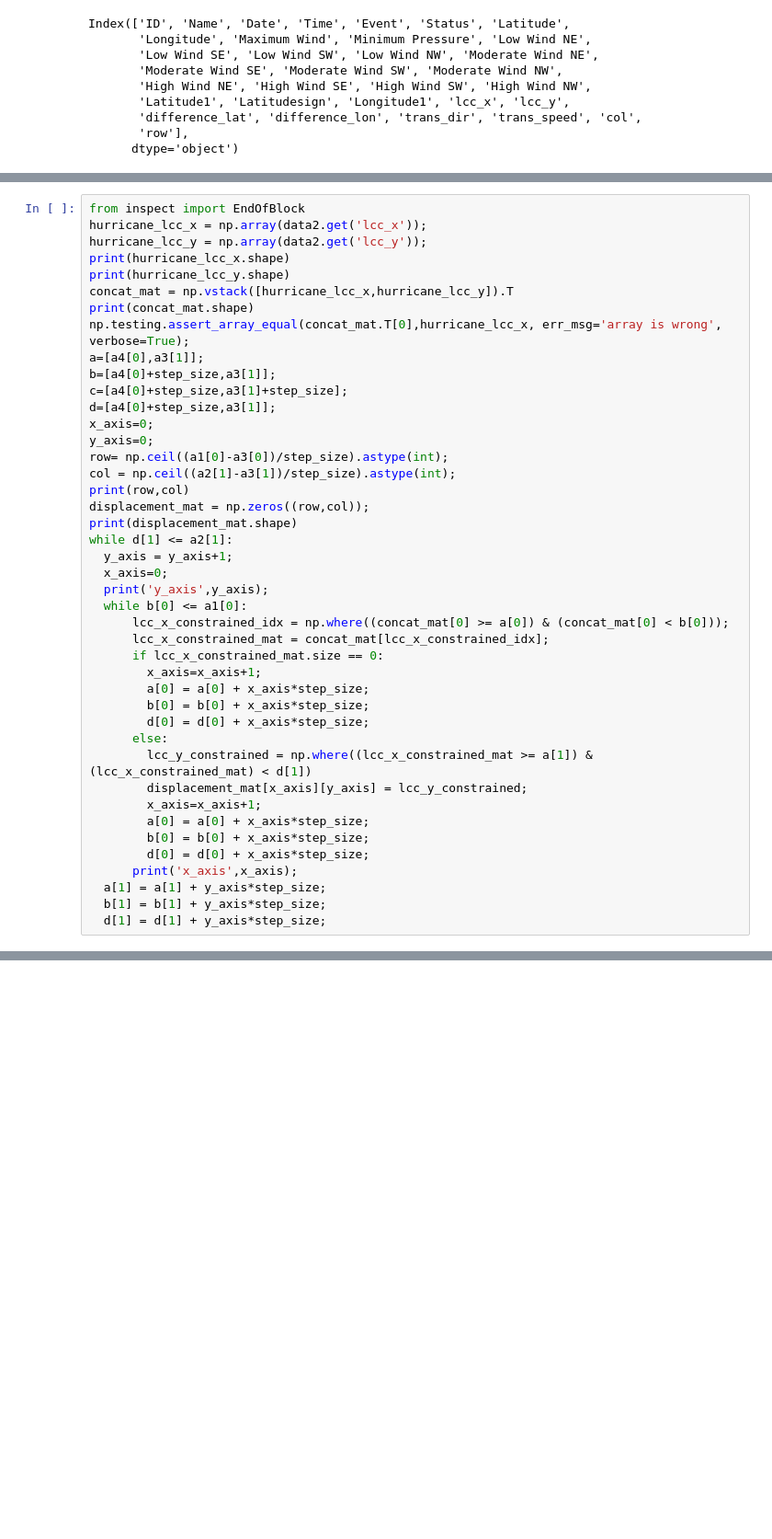
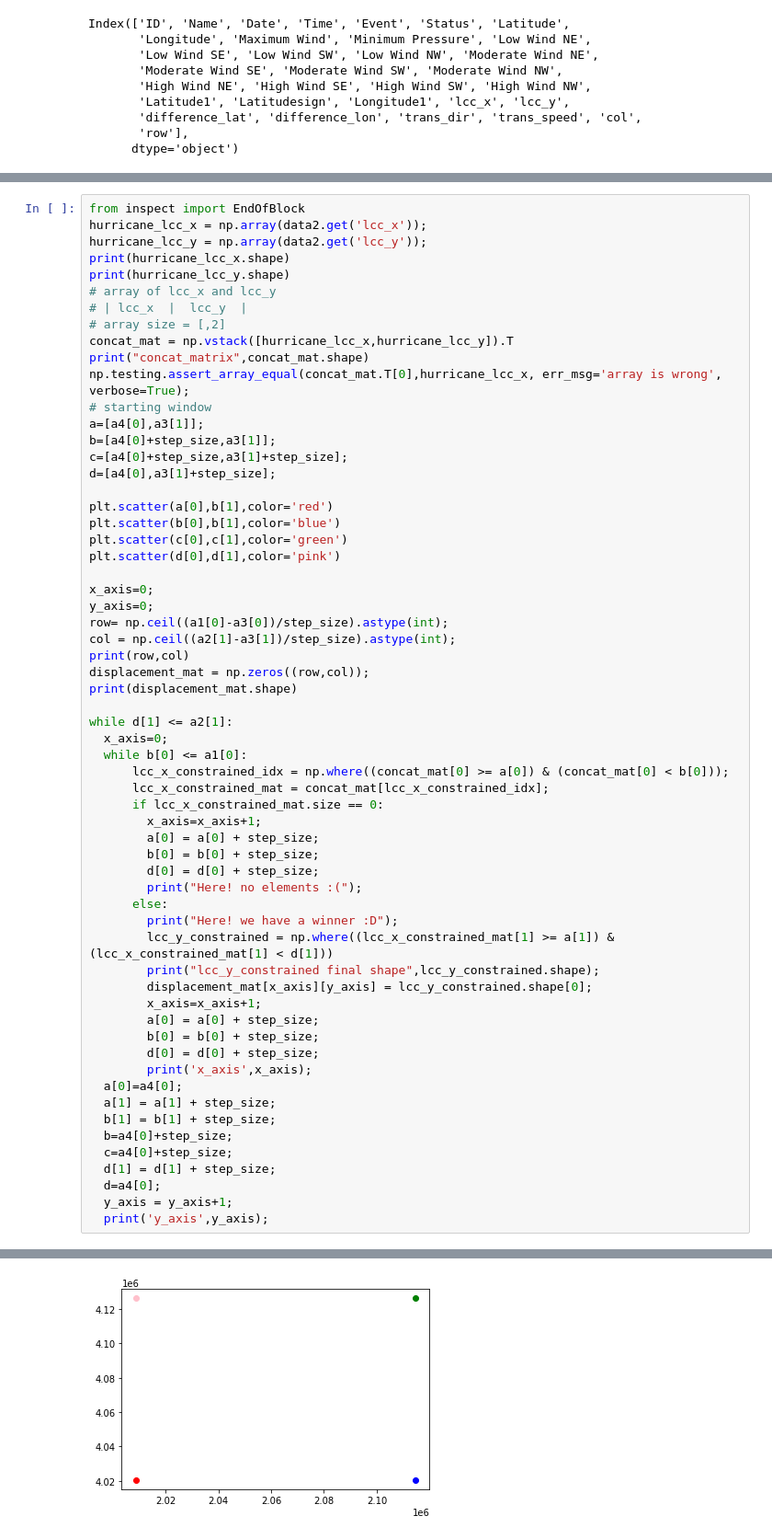
Before and after one commit to Sang555/ece228, a Jupyter notebook: Copy_of_228_hariprasad.ipynb, the cells around one changed output, grey strips where cells are left out. Shown: that part at 92% size. Saved outputs shown, nothing was run; the diff lists cells and outputs as text; blank space fills up the shorter version.

```diff
--- a/Copy_of_228_hariprasad.ipynb
+++ b/Copy_of_228_hariprasad.ipynb
@@ -350,13 +350,23 @@ hurricane_lcc_x = np.array(data2.get('lcc_x'));
 hurricane_lcc_y = np.array(data2.get('lcc_y'));
 print(hurricane_lcc_x.shape)
 print(hurricane_lcc_y.shape)
+# array of lcc_x and lcc_y
+# | lcc_x  |  lcc_y  |
+# array size = [,2]
 concat_mat = np.vstack([hurricane_lcc_x,hurricane_lcc_y]).T
-print(concat_mat.shape)
+print("concat_matrix",concat_mat.shape)
 np.testing.assert_array_equal(concat_mat.T[0],hurricane_lcc_x, err_msg='array is wrong', verbose=True);
+# starting window
 a=[a4[0],a3[1]];
 b=[a4[0]+step_size,a3[1]];
 c=[a4[0]+step_size,a3[1]+step_size];
-d=[a4[0]+step_size,a3[1]];
+d=[a4[0],a3[1]+step_size];
+
+plt.scatter(a[0],b[1],color='red')
+plt.scatter(b[0],b[1],color='blue')
+plt.scatter(c[0],c[1],color='green')
+plt.scatter(d[0],d[1],color='pink')
+
 x_axis=0;
 y_axis=0;
 row= np.ceil((a1[0]-a3[0])/step_size).astype(int);
@@ -364,29 +374,37 @@ col = np.ceil((a2[1]-a3[1])/step_size).astype(int);
 print(row,col)
 displacement_mat = np.zeros((row,col));
 print(displacement_mat.shape)
+
 while d[1] <= a2[1]:
-  y_axis = y_axis+1;
   x_axis=0;
-  print('y_axis',y_axis);
   while b[0] <= a1[0]:
       lcc_x_constrained_idx = np.where((concat_mat[0] >= a[0]) & (concat_mat[0] < b[0]));
       lcc_x_constrained_mat = concat_mat[lcc_x_constrained_idx];
       if lcc_x_constrained_mat.size == 0:
         x_axis=x_axis+1;
-        a[0] = a[0] + x_axis*step_size;
-        b[0] = b[0] + x_axis*step_size;
-        d[0] = d[0] + x_axis*step_size;
+        a[0] = a[0] + step_size;
+        b[0] = b[0] + step_size;
+        d[0] = d[0] + step_size;
+        print("Here! no elements :(");
       else:
-        lcc_y_constrained = np.where((lcc_x_constrained_mat >= a[1]) & (lcc_x_constrained_mat) < d[1])
-        displacement_mat[x_axis][y_axis] = lcc_y_constrained;
+        print("Here! we have a winner :D");
+        lcc_y_constrained = np.where((lcc_x_constrained_mat[1] >= a[1]) & (lcc_x_constrained_mat[1] < d[1]))
+        print("lcc_y_constrained final shape",lcc_y_constrained.shape);
+        displacement_mat[x_axis][y_axis] = lcc_y_constrained.shape[0];
         x_axis=x_axis+1;
-        a[0] = a[0] + x_axis*step_size;
-        b[0] = b[0] + x_axis*step_size;
-        d[0] = d[0] + x_axis*step_size;
-      print('x_axis',x_axis);
-  a[1] = a[1] + y_axis*step_size;
-  b[1] = b[1] + y_axis*step_size;
-  d[1] = d[1] + y_axis*step_size;
+        a[0] = a[0] + step_size;
+        b[0] = b[0] + step_size;
+        d[0] = d[0] + step_size;
+        print('x_axis',x_axis);
+  a[0]=a4[0];
+  a[1] = a[1] + step_size;
+  b[1] = b[1] + step_size;
+  b=a4[0]+step_size;
+  c=a4[0]+step_size;
+  d[1] = d[1] + step_size;
+  d=a4[0];
+  y_axis = y_axis+1;
+  print('y_axis',y_axis);
 # %% [output]
 (48792,)
 (48792,)
@@ -407,0 +426 @@ y_axis 12
+[figure, added]
```
Also changed, not shown: parts of 13 cells of this notebook.
